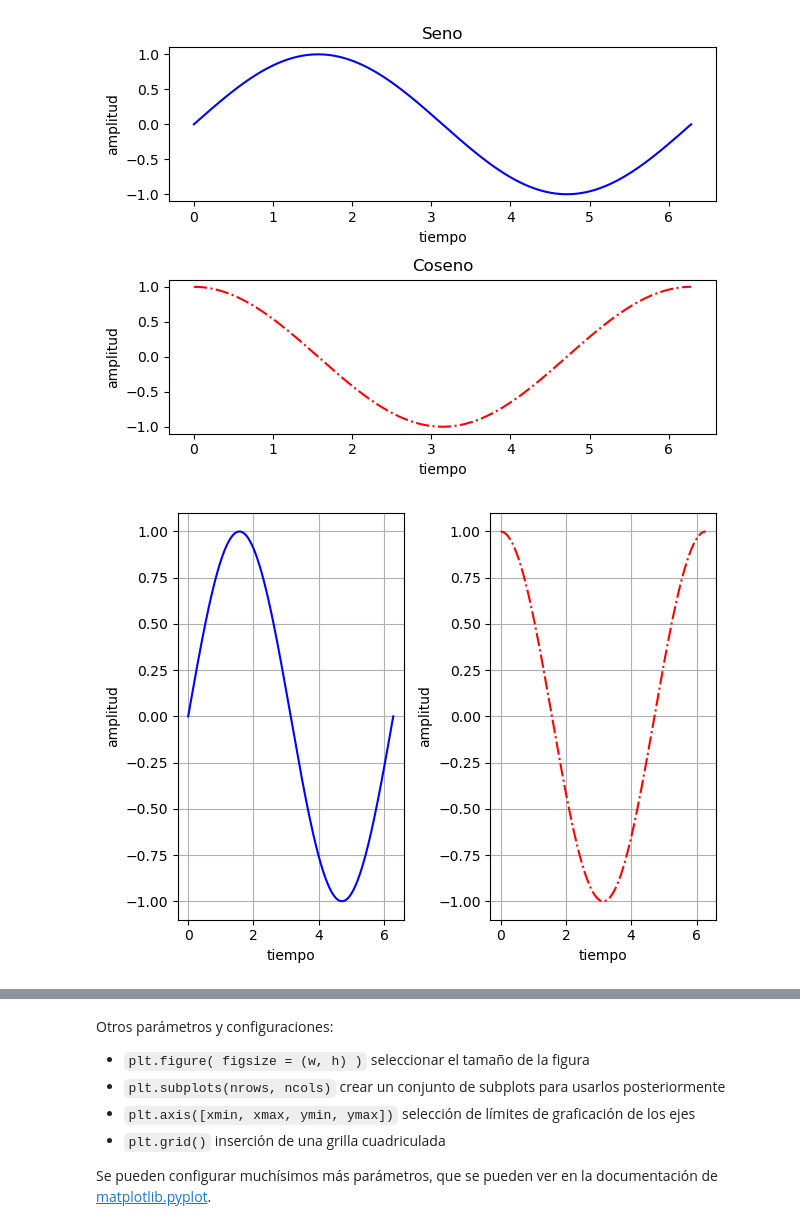
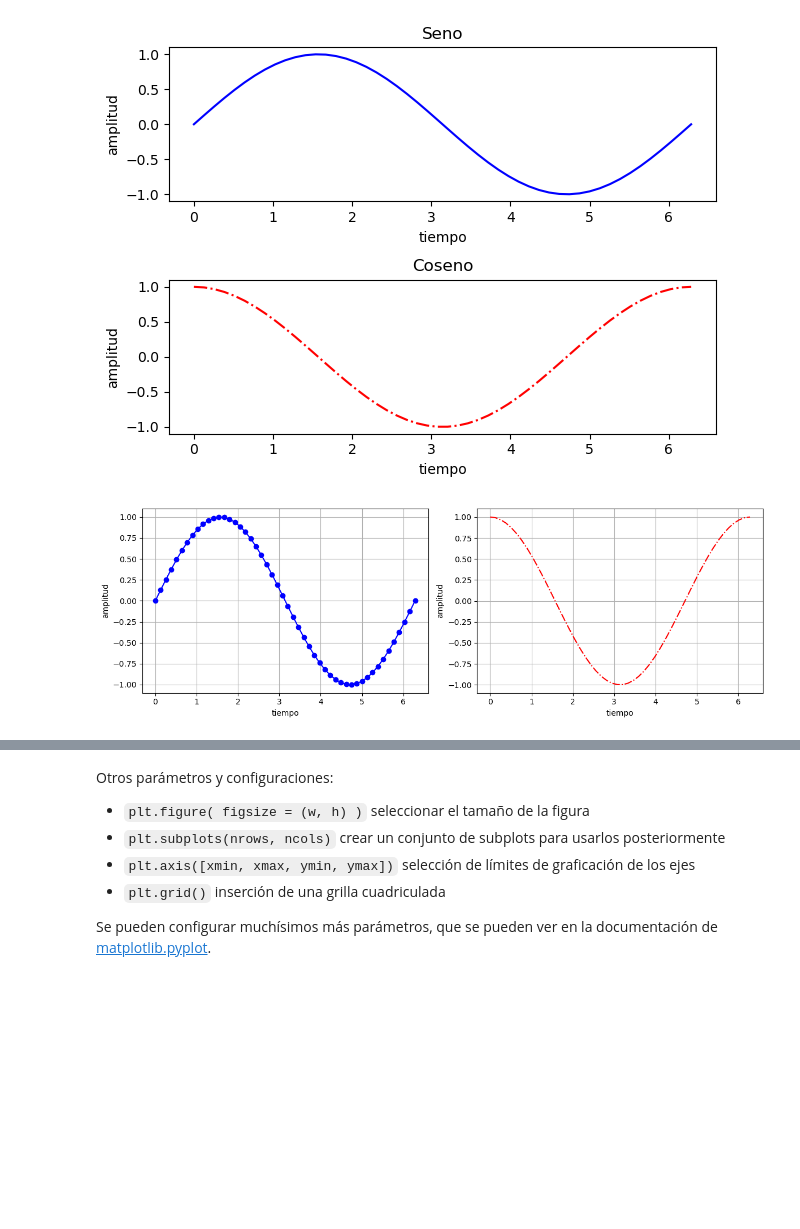
Before and after one commit to ftommasini/taller-python-cientifico, a Jupyter notebook: 3_Visualizacion_Datos.ipynb, the cells around one changed output, grey strips where cells are left out. Saved outputs shown, nothing was run; the diff lists cells and outputs as text; code cells hidden in the pictures; blank space fills up the shorter version.

Commit message:
Actualización de notebook de visualización

```diff
--- a/3_Visualizacion_Datos.ipynb
+++ b/3_Visualizacion_Datos.ipynb
@@ -64,7 +64,7 @@ import matplotlib.pyplot as plt
 import numpy as np
 import scipy.constants as sc
 
-x = np.linspace(0, 2 * np.pi, 1000)  # eje x
+x = np.linspace(0, 2 * np.pi, 50)  # eje x
 y1 = np.sin(x)  # función seno
 y2 = np.cos(x)  # función coseno
 
@@ -98,19 +98,22 @@ plt.tight_layout()     # Ajustar espaciado entre subplots
 # %% [output]
 [figure]
 # %%
+# Configuramos el tamaño del gráfico (en pulgadas)
+plt.figure(figsize=(12, 4))
+
 # Ahora graficamos 1 fila y 2 columns
 plt.subplot(1, 2, 1)   # 1 fila, 2 columnas, posición 1
-plt.plot(x, y1, 'b-')  # graficamos función y1
+plt.plot(x, y1, 'b-o')  # graficamos función y1
 plt.xlabel('tiempo')
 plt.ylabel('amplitud')
 plt.grid(True)  # grilla en el gráfico
 
 plt.subplot(1, 2, 2)   # 1 fila, 2 columnas, posición 2
 plt.plot(x, y2, 'r-.') # graficamos función y2
 plt.xlabel('tiempo')
 plt.ylabel('amplitud')
 plt.grid(True)  # grilla en el gráfico
 
 plt.tight_layout()     # Ajustar espaciado entre subplots
 # %% [output]
-[figure, old version]
+[figure, new version]
```
Also changed, not shown: parts of 69 cells of this notebook, 6 other files.
